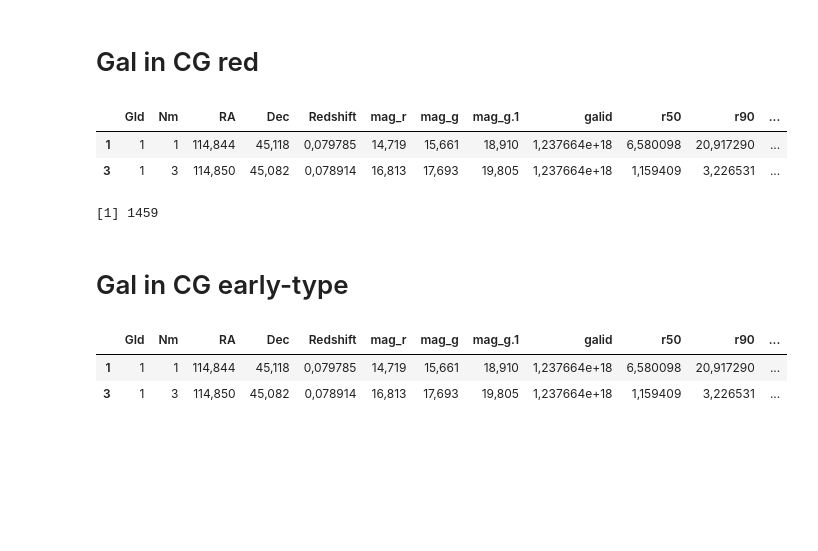
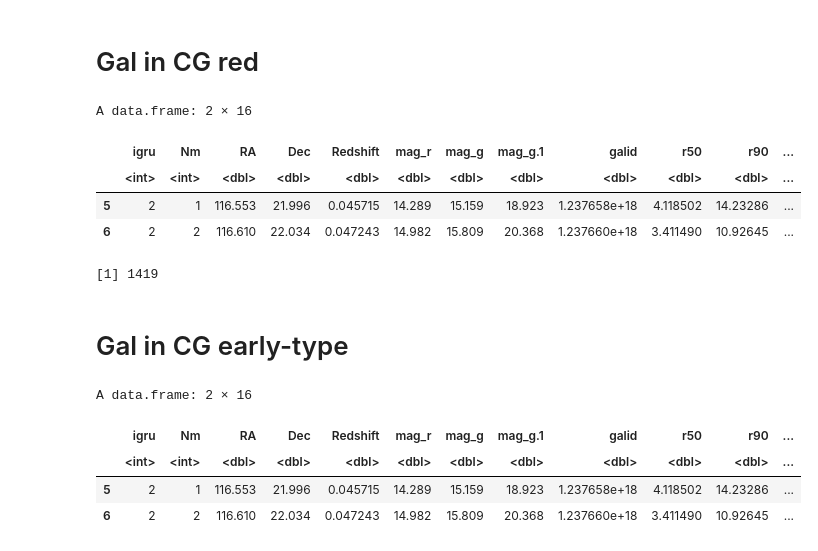
Before and after one commit to antotaverna/cg_environments, a Jupyter notebook: plots/red_early.ipynb, the cells around one changed output. Drawn from its saved outputs; the diff is of its cells as text; code cells hidden in the pictures; blank space fills up the shorter version.

```diff
--- a/plots/red_early.ipynb
+++ b/plots/red_early.ipynb
@@ -8,7 +8,8 @@ F<-read.table("../data/compact_in_filaments_m3_full")
 V<-read.table("../data/compact_in_voids_m3_full")
 T<-read.table("../data/compact_in_all")
 
-gal_all<-read.table("../../catalogos/tab_gal_gru_full2.dat")
+#gal_all<-read.table("../../catalogos/tab_gal_gru_full2.dat")
+gal_all<-read.table("../data/tab_gal_gru.dat")
 
 colnames(L)[c(1,2,3,4,5,6,7,8,9,10,11,12,13,14,15)] <- c('igru','nmi','alcm','delcm','zmedian','radio_mins','mu','sigv','rmag_bri','flag','rabs1','dij','tcr','rp','rabs2')
 
@@ -20,7 +21,8 @@ colnames(F)[c(1,2,3,4,5,6,7,8,9,10,11,12,13,14,15)] <- c("igru",'nmi','alcm','de
 
 colnames(V)[c(1,2,3,4,5,6,7,8,9,10,11,12,13,14,15,16,17)] <- c("igru",'nmi','alcm','delcm','zmedian','radio_mins','mu','sigv','rmag_bri','flag','rabs1','dij','tcr','rp','rabs2','tipo','estado')
 
-colnames(gal_all)[c(1,2,3,4,5,6,7,8,9,10,11,12,13,14,15,16,17)] <-c("GId", "Nm", "RA", "Dec", "Redshift", "mag_r", "mag_g", "mag_g", "galid", "r50", "r90", "rabs", "gabs", "uabs", "passive", "early", "cparam")
+#colnames(gal_all)[c(1,2,3,4,5,6,7,8,9,10,11,12,13,14,15,16,17)] <-c("GId", "Nm", "RA", "Dec", "Redshift", "mag_r", "mag_g", "mag_g", "galid", "r50", "r90", "rabs", "gabs", "uabs", "passive", "early", "cparam")
+colnames(gal_all)[c(1,2,3,4,5,6,7,8,9,10,11,12,13,14,15,16)] <-c("igru", "Nm", "RA", "Dec", "Redshift", "mag_r", "mag_g", "mag_g", "galid", "r50", "r90", "rabs", "gabs", "uabs", "passive", "early")
 
 colnames(T)[c(1,2,3,4,5,6,7,8,9,10,11,12,13,14,15,16)] <- c('igru','nmi','alcm','delcm','zmedian','radio_mins','mu','sigv','rmag_bri','flag','rabs1','dij','tcr','rp','rabs2','entorno')
 # %%
@@ -34,13 +44,18 @@ head(T,2)
 # %%
 igru_v1 = T$igru
 length(igru_v1)
-length(gal_all$GId)
 
-for (i in 1:length(gal_all$GId)){
+gal_v1 = data.frame()
+
 for (j in 1:length(igru_v1)){
-    #if(gal_all$GId==igru_v1[j]){print(i)}
-    gal = subset(gal_all, gal_all$GId[i] ==  T$igru[j])
-}}
+
+    gal = subset(gal_all, gal_all$igru ==  igru_v1[j])
+    gal_v1 <- rbind(gal_v1,gal)
+
+}
+
+length(gal_all$igru)
+length(gal_v1$igru)
 # %% [output]
 [1] 449
 [1] 2070
@@ -69,26 +91,30 @@ abline(h=2.6, col='darkorange')
 # %% [markdown]
 # Gal in CG red
 # %%
-df_red = subset(gal, gal$passive==1)
+df_red = subset(gal_v1, gal_v1$passive==1)
 head(df_red,2)
 # %% [output]
+A data.frame: 2 × 16
-|  | GId | Nm | RA | Dec | Redshift | mag_r | mag_g | mag_g.1 | galid | r50 | r90 | ... |
-| 1 | 1 | 1 | 114,844 | 45,118 | 0,079785 | 14,719 | 15,661 | 18,910 | 1,237664e+18 | 6,580098 | 20,917290 | ... |
-| 3 | 1 | 3 | 114,850 | 45,082 | 0,078914 | 16,813 | 17,693 | 19,805 | 1,237664e+18 | 1,159409 | 3,226531 | ... |
+|  | igru | Nm | RA | Dec | Redshift | mag_r | mag_g | mag_g.1 | galid | r50 | r90 | ... |
+|  | <int> | <int> | <dbl> | <dbl> | <dbl> | <dbl> | <dbl> | <dbl> | <dbl> | <dbl> | <dbl> | ... |
+| 5 | 2 | 1 | 116.553 | 21.996 | 0.045715 | 14.289 | 15.159 | 18.923 | 1.237658e+18 | 4.118502 | 14.23286 | ... |
+| 6 | 2 | 2 | 116.610 | 22.034 | 0.047243 | 14.982 | 15.809 | 20.368 | 1.237660e+18 | 3.411490 | 10.92645 | ... |
 # %%
 N_red = length(df_red$galid)
 N_red
 # %% [output]
-[1] 1459
+[1] 1419
 # %% [markdown]
 # Gal in CG early-type
 # %%
-df_early = subset(gal, gal$early==1)
+df_early = subset(gal_v1, gal_v1$early==1)
 head(df_early,2)
 # %% [output]
+A data.frame: 2 × 16
-|  | GId | Nm | RA | Dec | Redshift | mag_r | mag_g | mag_g.1 | galid | r50 | r90 | ... |
-| 1 | 1 | 1 | 114,844 | 45,118 | 0,079785 | 14,719 | 15,661 | 18,910 | 1,237664e+18 | 6,580098 | 20,917290 | ... |
-| 3 | 1 | 3 | 114,850 | 45,082 | 0,078914 | 16,813 | 17,693 | 19,805 | 1,237664e+18 | 1,159409 | 3,226531 | ... |
+|  | igru | Nm | RA | Dec | Redshift | mag_r | mag_g | mag_g.1 | galid | r50 | r90 | ... |
+|  | <int> | <int> | <dbl> | <dbl> | <dbl> | <dbl> | <dbl> | <dbl> | <dbl> | <dbl> | <dbl> | ... |
+| 5 | 2 | 1 | 116.553 | 21.996 | 0.045715 | 14.289 | 15.159 | 18.923 | 1.237658e+18 | 4.118502 | 14.23286 | ... |
+| 6 | 2 | 2 | 116.610 | 22.034 | 0.047243 | 14.982 | 15.809 | 20.368 | 1.237660e+18 | 3.411490 | 10.92645 | ... |
 # %%
 N_early = length(df_early$galid)
 N_early
```
Also changed, not shown: parts of 5 cells of this notebook.
